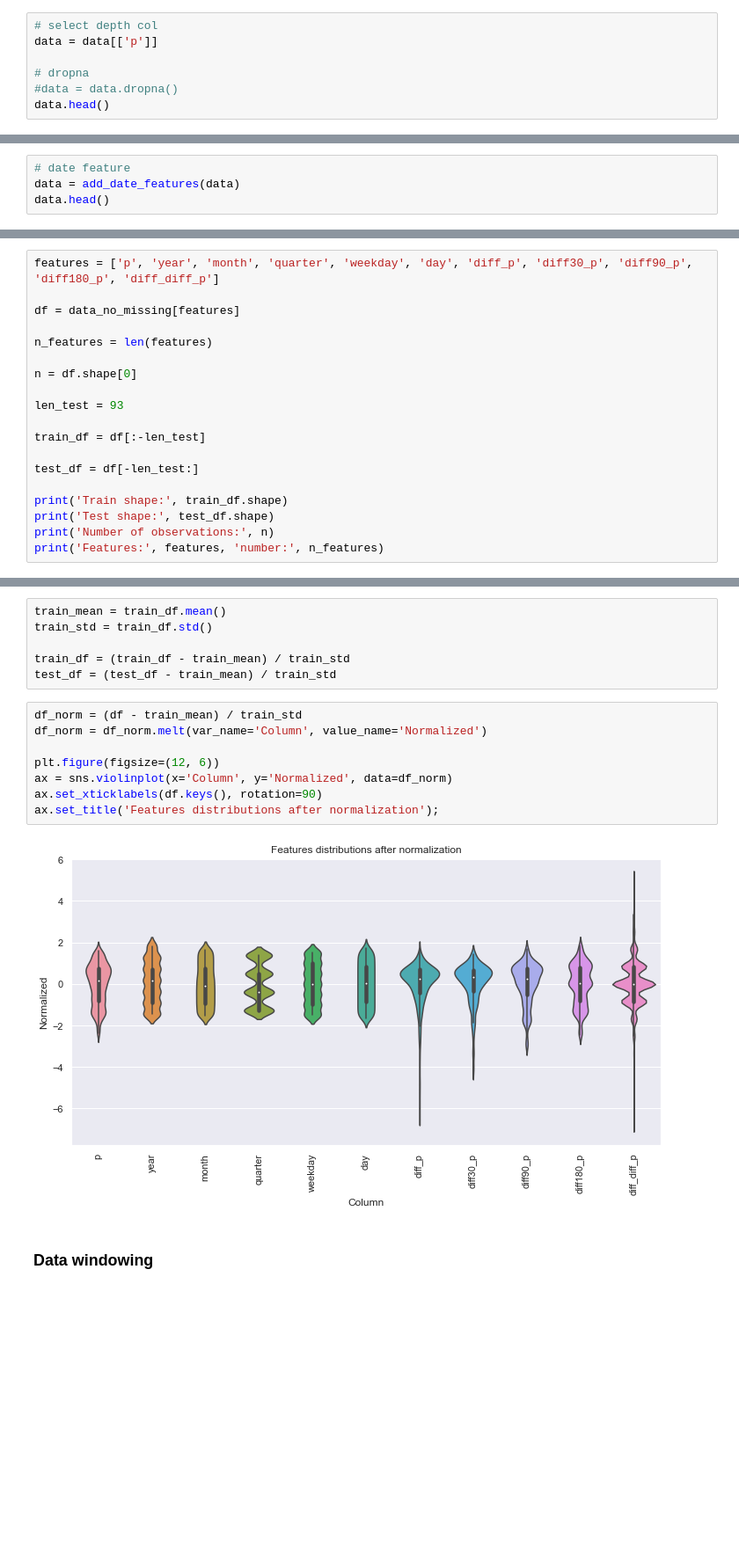
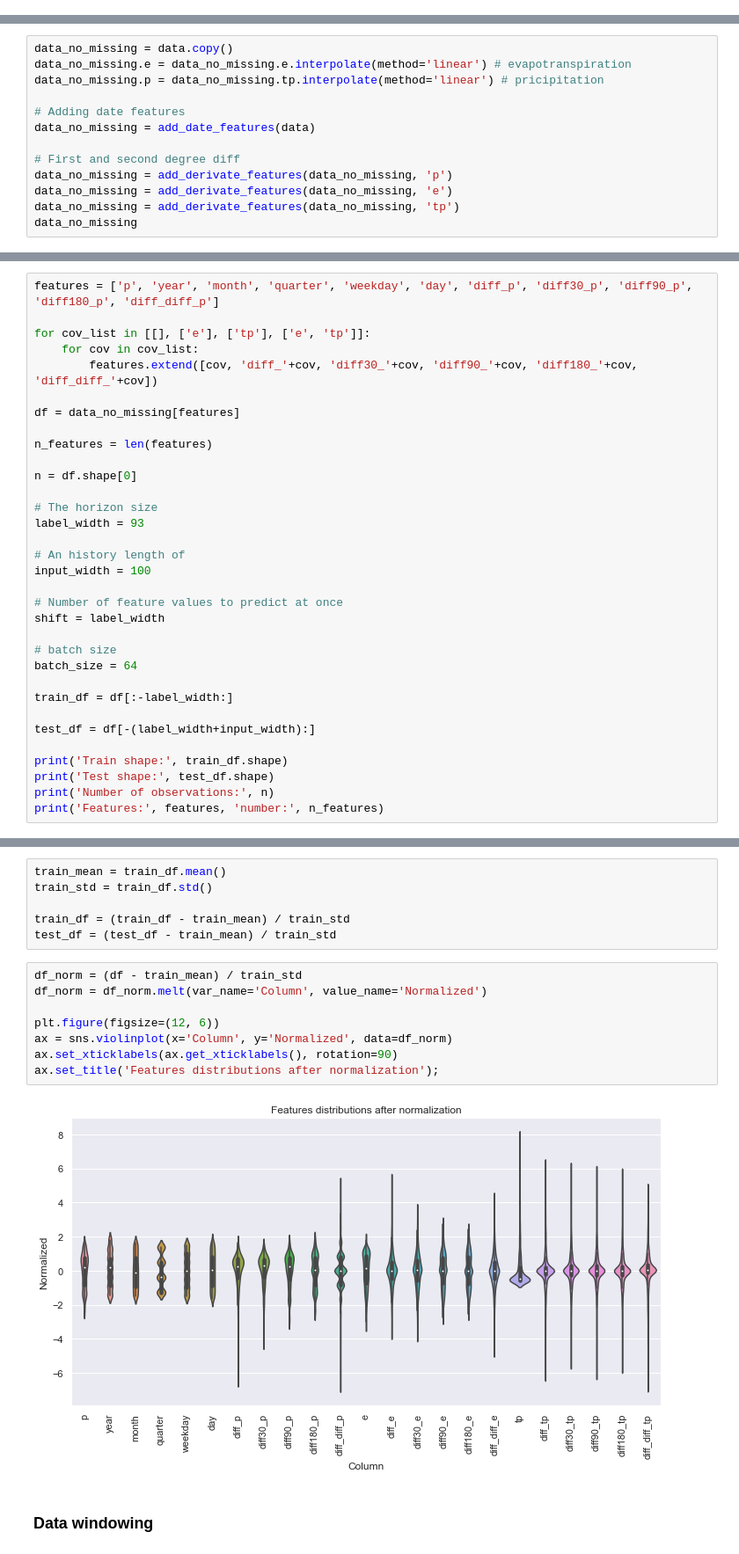
Before and after one commit to frankl1/piezoforecast, a Jupyter notebook: portfolio_experiments/defi1-final.ipynb, the cells around one changed output, grey strips where cells are left out. Shown at 88% size. Drawn from its saved outputs; the diff is of its cells as text; blank space fills up the shorter version.

```diff
--- a/portfolio_experiments/defi1-final.ipynb
+++ b/portfolio_experiments/defi1-final.ipynb
@@ -152,7 +126,0 @@ There are a lot of missing values before the year 2000. We are going to start at
-# %%
-# select depth col
-data = data[['p']]
-
-# dropna
-#data = data.dropna()
-data.head()
@@ -182,5 +127,14 @@ There are 0 missing dates over  2397  =>  0.0 % of data
 # %%
-# date feature
-data = add_date_features(data)
-data.head()
+data_no_missing = data.copy()
+data_no_missing.e = data_no_missing.e.interpolate(method='linear') # evapotranspiration
+data_no_missing.p = data_no_missing.tp.interpolate(method='linear') # pricipitation
+
+# Adding date features
+data_no_missing = add_date_features(data)
+
+# First and second degree diff
+data_no_missing = add_derivate_features(data_no_missing, 'p')
+data_no_missing = add_derivate_features(data_no_missing, 'e')
+data_no_missing = add_derivate_features(data_no_missing, 'tp')
+data_no_missing
 # %% [output]
@@ -267,6 +163,10 @@ data_no_missing.tail()
 $70\%$ for training, $20\%$ for validation and $10\%$ for test
 # %%
 features = ['p', 'year', 'month', 'quarter', 'weekday', 'day', 'diff_p', 'diff30_p', 'diff90_p', 'diff180_p', 'diff_diff_p']
+
+for cov_list in [[], ['e'], ['tp'], ['e', 'tp']]:
+    for cov in cov_list:
+        features.extend([cov, 'diff_'+cov, 'diff30_'+cov, 'diff90_'+cov, 'diff180_'+cov, 'diff_diff_'+cov])
 
 df = data_no_missing[features]
 
@@ -274,11 +174,21 @@ n_features = len(features)
 
 n = df.shape[0]
 
-len_test = 93
+# The horizon size
+label_width = 93
 
-train_df = df[:-len_test]
+# An history length of
+input_width = 100
 
-test_df = df[-len_test:]
+# Number of feature values to predict at once
+shift = label_width
+
+# batch size
+batch_size = 64
+
+train_df = df[:-label_width:]
+
+test_df = df[-(label_width+input_width):]
 
 print('Train shape:', train_df.shape)
 print('Test shape:', test_df.shape)
@@ -312,13 +222,13 @@ test_df = (test_df - train_mean) / train_std
 # %%
 df_norm = (df - train_mean) / train_std
 df_norm = df_norm.melt(var_name='Column', value_name='Normalized')
 
 plt.figure(figsize=(12, 6))
 ax = sns.violinplot(x='Column', y='Normalized', data=df_norm)
-ax.set_xticklabels(df.keys(), rotation=90)
+ax.set_xticklabels(ax.get_xticklabels(), rotation=90)
 ax.set_title('Features distributions after normalization');
 # %% [output]
-[figure, old version]
+[figure, new version]
 # %% [markdown]
 ### Data windowing
 # %%
```
Also changed, not shown: parts of 18 cells of this notebook, 4 other files.
